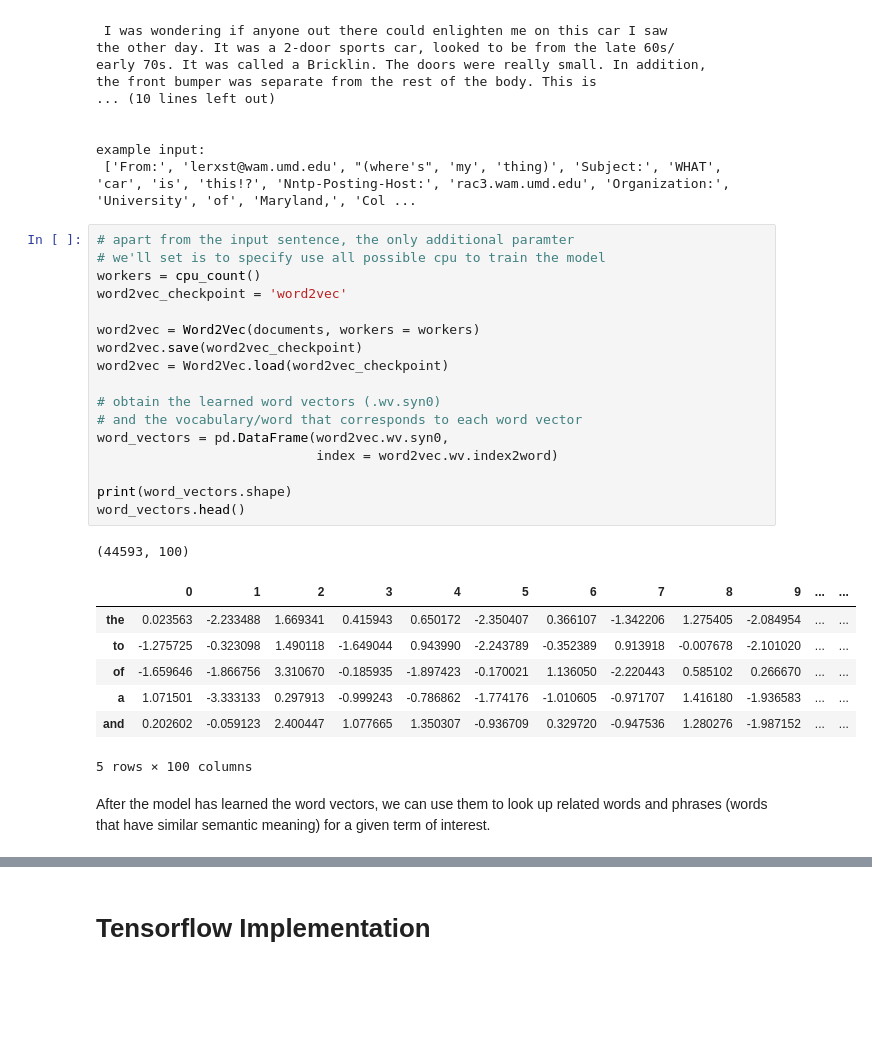
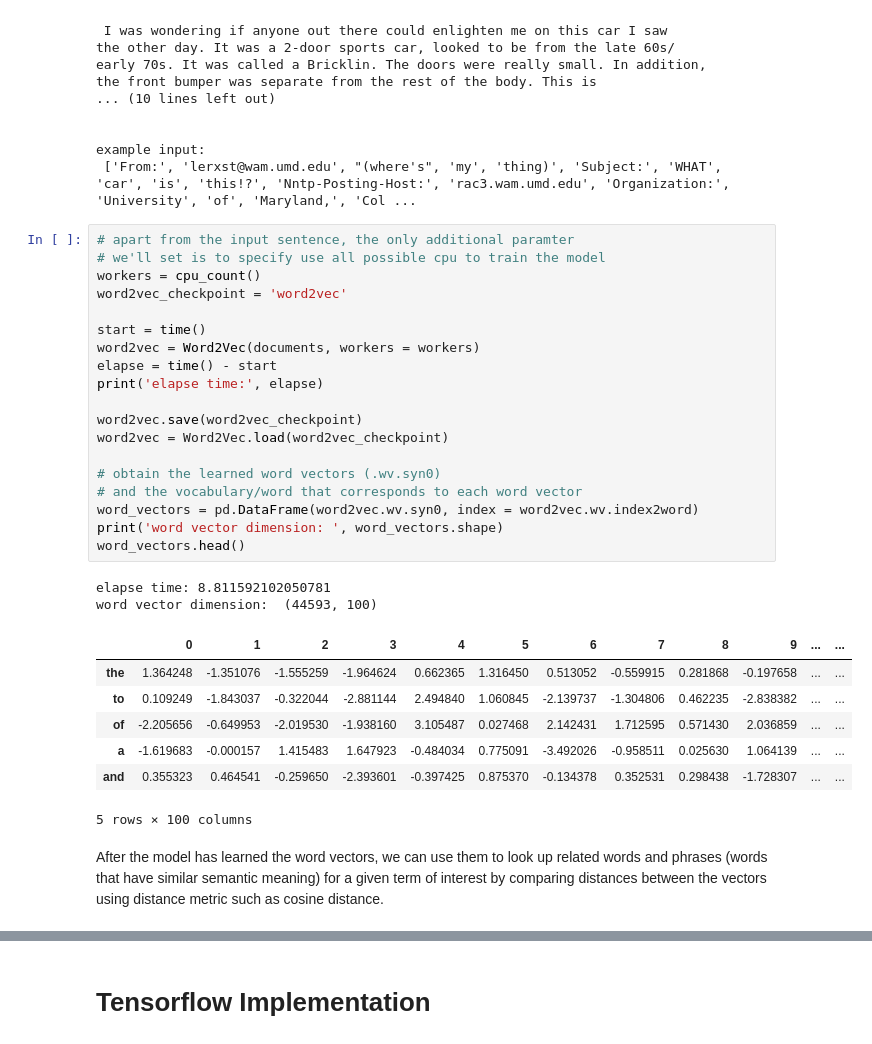
Before and after one commit to ethen8181/programming, a Jupyter notebook: word2vec/word2vec_detailed.ipynb, the cells around one changed output, grey strips where cells are left out. Cells and saved outputs as stored; diff of their text form; blank space fills up the shorter version.

```diff
--- a/word2vec/word2vec_detailed.ipynb
+++ b/word2vec/word2vec_detailed.ipynb
@@ -79,31 +80,34 @@ example input:
 # %%
 # apart from the input sentence, the only additional paramter
 # we'll set is to specify use all possible cpu to train the model
 workers = cpu_count()
 word2vec_checkpoint = 'word2vec'
 
+start = time()
 word2vec = Word2Vec(documents, workers = workers)
+elapse = time() - start
+print('elapse time:', elapse)
+
 word2vec.save(word2vec_checkpoint)
 word2vec = Word2Vec.load(word2vec_checkpoint)
 
 # obtain the learned word vectors (.wv.syn0)
 # and the vocabulary/word that corresponds to each word vector
-word_vectors = pd.DataFrame(word2vec.wv.syn0,
-                            index = word2vec.wv.index2word)
-
-print(word_vectors.shape)
+word_vectors = pd.DataFrame(word2vec.wv.syn0, index = word2vec.wv.index2word)
+print('word vector dimension: ', word_vectors.shape)
 word_vectors.head()
 # %% [output]
-(44593, 100)
+elapse time: 8.811592102050781
+word vector dimension:  (44593, 100)
 |  | 0 | 1 | 2 | 3 | 4 | 5 | 6 | 7 | 8 | 9 | ... | ... |
-| the | 0.023563 | -2.233488 | 1.669341 | 0.415943 | 0.650172 | -2.350407 | 0.366107 | -1.342206 | 1.275405 | -2.084954 | ... | ... |
-| to | -1.275725 | -0.323098 | 1.490118 | -1.649044 | 0.943990 | -2.243789 | -0.352389 | 0.913918 | -0.007678 | -2.101020 | ... | ... |
-| of | -1.659646 | -1.866756 | 3.310670 | -0.185935 | -1.897423 | -0.170021 | 1.136050 | -2.220443 | 0.585102 | 0.266670 | ... | ... |
-| a | 1.071501 | -3.333133 | 0.297913 | -0.999243 | -0.786862 | -1.774176 | -1.010605 | -0.971707 | 1.416180 | -1.936583 | ... | ... |
-| and | 0.202602 | -0.059123 | 2.400447 | 1.077665 | 1.350307 | -0.936709 | 0.329720 | -0.947536 | 1.280276 | -1.987152 | ... | ... |
+| the | 1.364248 | -1.351076 | -1.555259 | -1.964624 | 0.662365 | 1.316450 | 0.513052 | -0.559915 | 0.281868 | -0.197658 | ... | ... |
+| to | 0.109249 | -1.843037 | -0.322044 | -2.881144 | 2.494840 | 1.060845 | -2.139737 | -1.304806 | 0.462235 | -2.838382 | ... | ... |
+| of | -2.205656 | -0.649953 | -2.019530 | -1.938160 | 3.105487 | 0.027468 | 2.142431 | 1.712595 | 0.571430 | 2.036859 | ... | ... |
+| a | -1.619683 | -0.000157 | 1.415483 | 1.647923 | -0.484034 | 0.775091 | -3.492026 | -0.958511 | 0.025630 | 1.064139 | ... | ... |
+| and | 0.355323 | 0.464541 | -0.259650 | -2.393601 | -0.397425 | 0.875370 | -0.134378 | 0.352531 | 0.298438 | -1.728307 | ... | ... |
 5 rows × 100 columns
 # %% [markdown]
-After the model has learned the word vectors, we can use them to look up related words and phrases (words that have similar semantic meaning) for a given term of interest.
+After the model has learned the word vectors, we can use them to look up related words and phrases (words that have similar semantic meaning) for a given term of interest by comparing distances between the vectors using distance metric such as cosine distance.
 # %%
 word2vec.wv.most_similar(positive = ['computer'], topn = 5)
 # %% [output]
```
Also changed, not shown: parts of 35 cells of this notebook, 14 other files.
